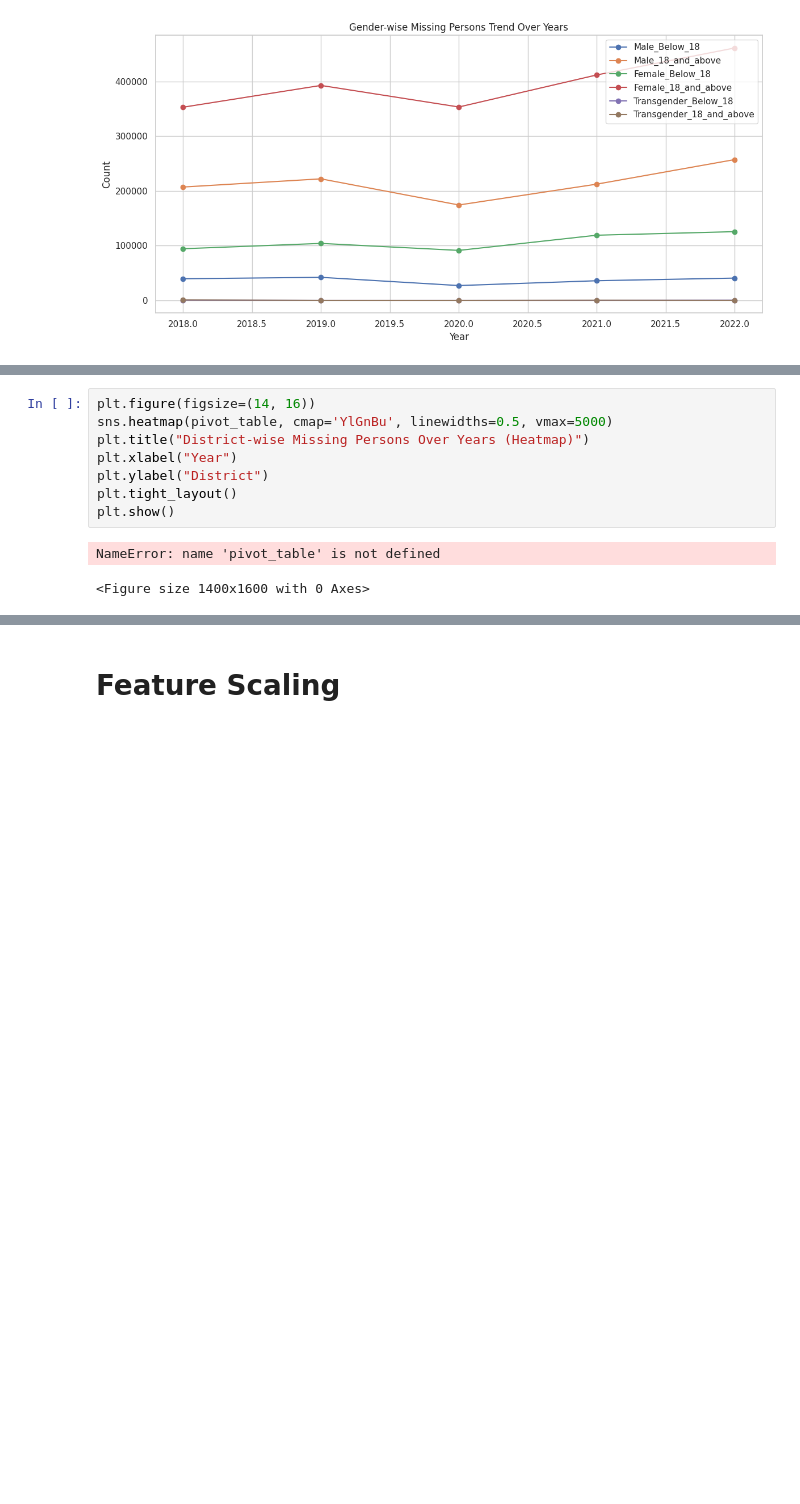
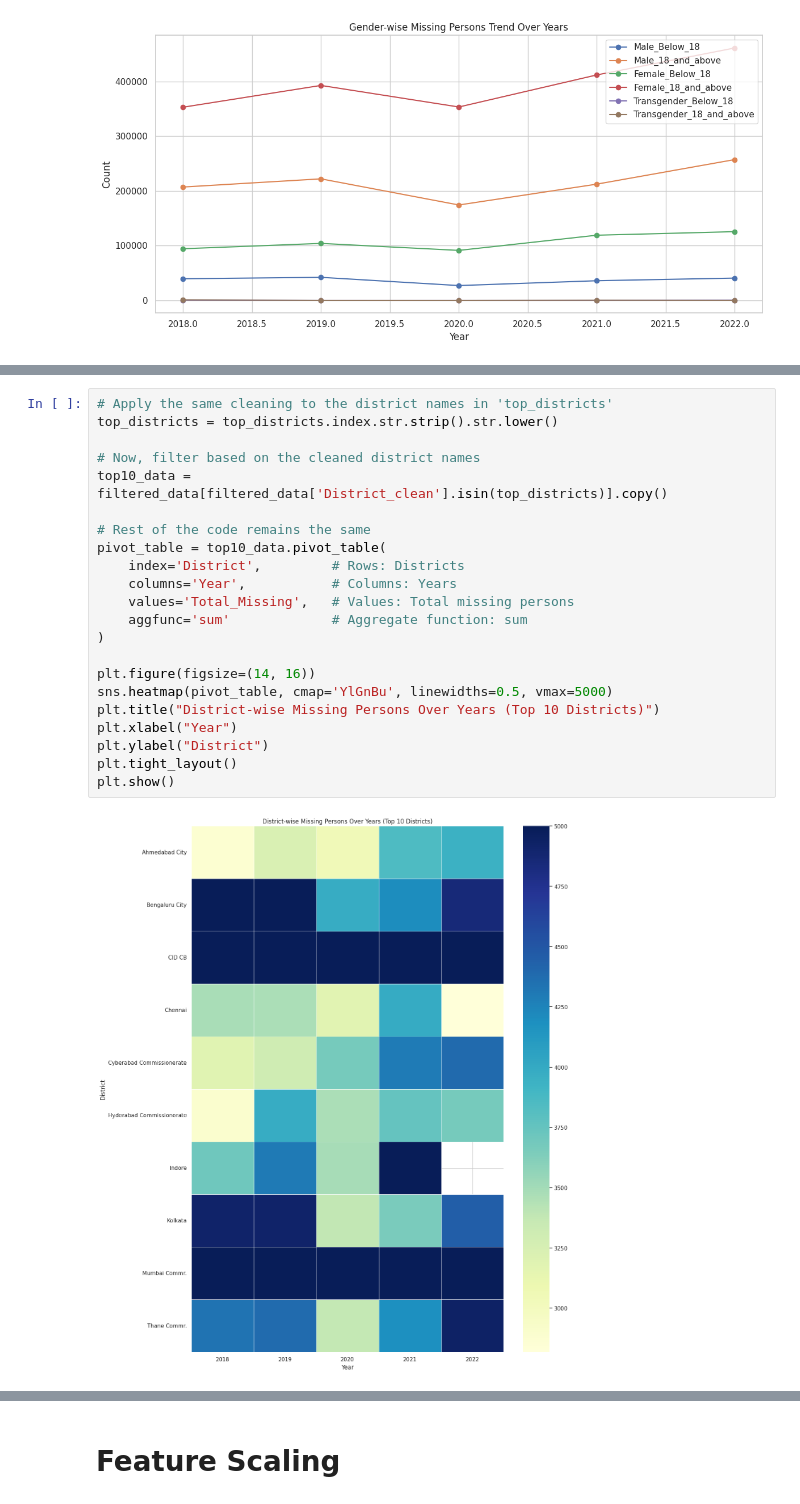
Before and after one commit to EricSiq/India_Missing_Persons_Analysis_2017-2022, a Jupyter notebook: USL_A2_13_040_041.ipynb, the cells around one changed output, grey strips where cells are left out. Saved outputs shown, nothing was run; the diff lists cells and outputs as text; blank space fills up the shorter version.

```diff
--- a/USL_A2_13_040_041.ipynb
+++ b/USL_A2_13_040_041.ipynb
@@ -457,13 +458,26 @@ plt.show()
 # %% [output]
 [figure]
 # %%
+# Apply the same cleaning to the district names in 'top_districts'
+top_districts = top_districts.index.str.strip().str.lower()
+
+# Now, filter based on the cleaned district names
+top10_data = filtered_data[filtered_data['District_clean'].isin(top_districts)].copy()
+
+# Rest of the code remains the same
+pivot_table = top10_data.pivot_table(
+    index='District',         # Rows: Districts
+    columns='Year',           # Columns: Years
+    values='Total_Missing',   # Values: Total missing persons
+    aggfunc='sum'             # Aggregate function: sum
+)
+
 plt.figure(figsize=(14, 16))
 sns.heatmap(pivot_table, cmap='YlGnBu', linewidths=0.5, vmax=5000)
-plt.title("District-wise Missing Persons Over Years (Heatmap)")
+plt.title("District-wise Missing Persons Over Years (Top 10 Districts)")
 plt.xlabel("Year")
 plt.ylabel("District")
 plt.tight_layout()
 plt.show()
 # %% [output]
-NameError: name 'pivot_table' is not defined
-<Figure size 1400x1600 with 0 Axes>
+[figure, added]
```
Also changed, not shown: parts of 5 cells of this notebook.
